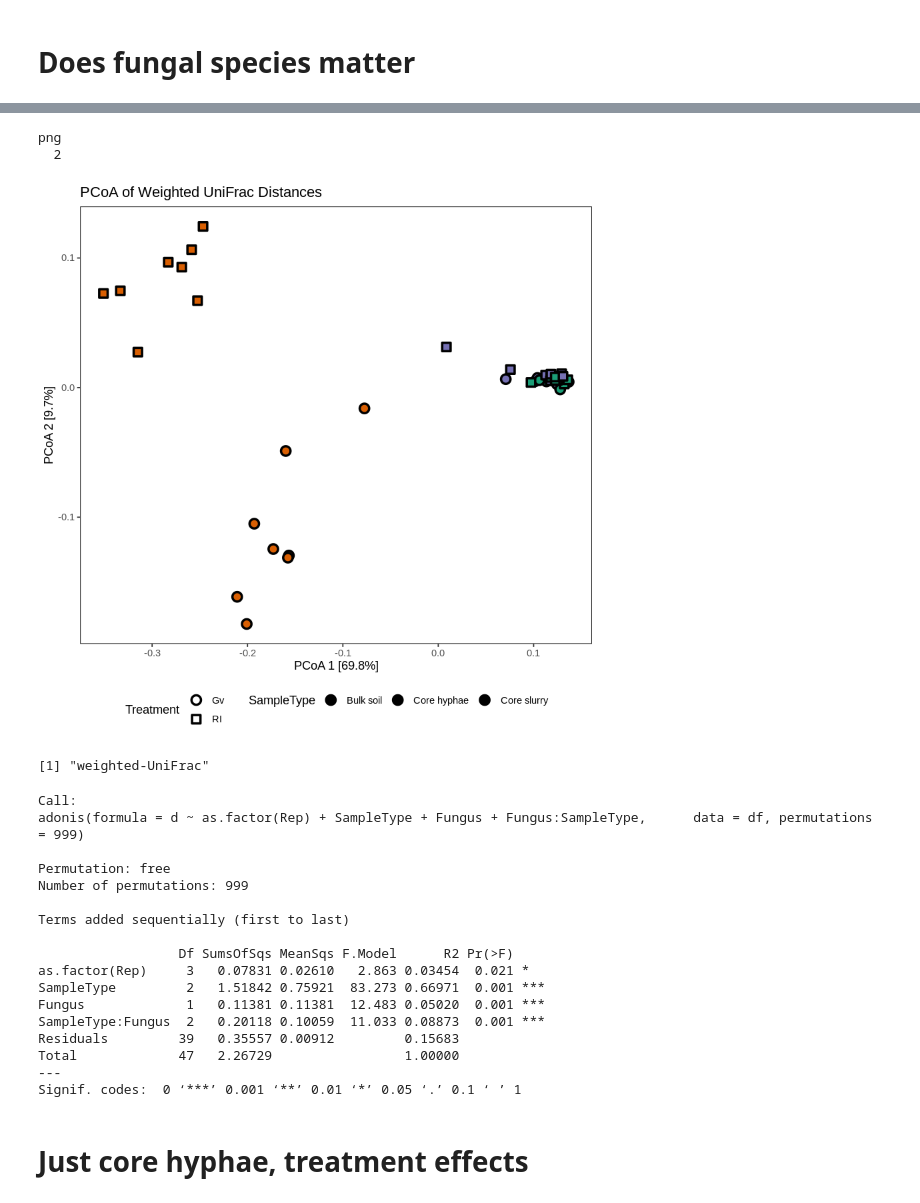
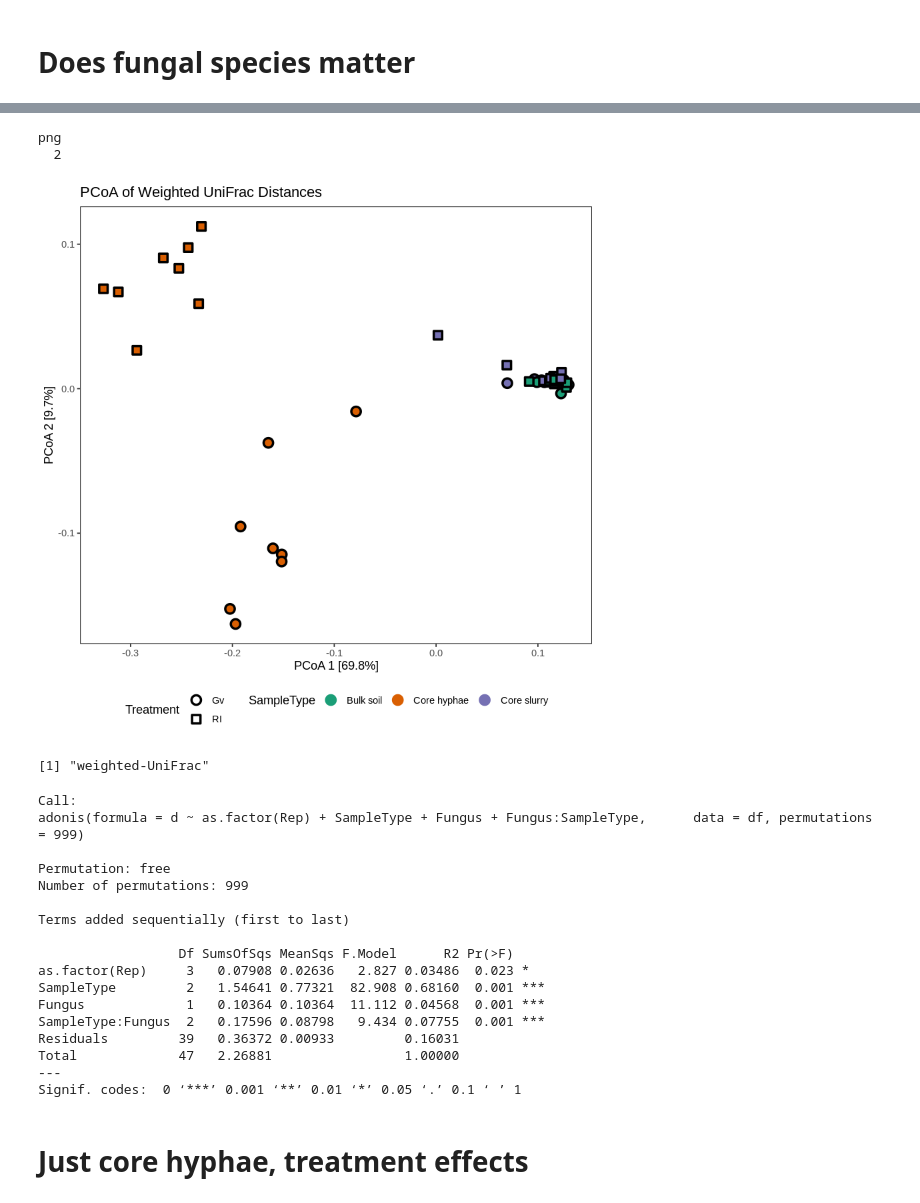
Before and after one commit to bdemmett/Hyphosphere, a Jupyter notebook: notebooks/MiSeqRuns/7-3exp_Ordination_andHypothesisTesting.ipynb, the cells around one changed output, grey strips where cells are left out. Cells and saved outputs as stored; diff of their text form; code cells hidden in the pictures.

```diff
--- a/notebooks/MiSeqRuns/7-3exp_Ordination_andHypothesisTesting.ipynb
+++ b/notebooks/MiSeqRuns/7-3exp_Ordination_andHypothesisTesting.ipynb
@@ -177,0 +180,4 @@ png
+# %%
+ps.s = ps.snorm %>% subset_samples(Experiment %in% c(1, 2) & SampleType %in% c("CS", "CH", "BS") & Fungus == "Gv" & Soil != "Sand" & Treatment == "HN")
+
+#ps.s = ps.snorm %>% subset_samples(Experiment == 1 & SampleType %in% c("CS", "CH", "BS", "RT") & Fungus == "Gv" & Soil != "Sand" & Treatment == "HN")
@@ -217,7 +302,7 @@ png
 # %% [markdown]
 # Subset to just bulk soils and hyphal soils
 # %%
-ps.b = subset_samples(ps.snorm, SampleType %in% c("BS", "BH"))
+ps.b = subset_samples(ps.snorm, SampleType %in% c("BS", "BH") & Experiment == 2 & Sample != "GVN7HP4-BH")
 # %%
 b.wunif.dist = phyloseq::distance(ps.b,
                       method = "unifrac",
@@ -301,5 +401,5 @@ ps.s = subset_samples(ps.snorm, SampleType %in% c("BS","CS","CH") & Soil == "Lan
 # %%
 ordu = ordinate(ps.s, "PCoA", "unifrac", weighted=TRUE)
-p = plot_ordination(ps.b, ordu, justDF = TRUE)
-plot_ordination(ps.snorm, ordu)
+p = plot_ordination(ps.s, ordu, justDF = TRUE)
+plot_ordination(ps.s, ordu)
 # %% [output]
@@ -313,27 +426,27 @@ scale_fill_manual(values = cs, labels = c("Bulk soil", "Core hyphae", "Core slur
 # %%
 cs = brewer.pal(3,"Dark2")
 p1 = ggplot(p, aes(x = Axis.1, y = Axis.2)) +
 geom_point(aes(shape = as.factor(Fungus), fill = SampleType),  size = 3, stroke = 1.5) +
 theme_pub() +
 scale_shape_manual(values=c(21,22), guide = guide_legend(title = "Treatment", ncol = 1))+
 scale_fill_manual(values = cs, labels = c("Bulk soil", "Core hyphae", "Core slurry"))+
 labs(x = "PCoA 1 [69.8%]", y = "PCoA 2 [9.7%]") +
 ggtitle("PCoA of Weighted UniFrac Distances")+
 
-#guides(fill=guide_legend(override.aes=list(colour= cs[c(4,6)]), ncol = 1)) +
+guides(fill=guide_legend(override.aes=list(colour= cs, ncol = 1))) +
 theme(legend.position="bottom")
 
 #color = "grey20",
 
 p1
 
 pdf(file.path(figDir,"wUnif_PCOA_CHCSxFungus.pdf"), useDingbats = FALSE, width = 6, height = 4)
 p1
 dev.off()
 # %% [output]
 png
   2
-[figure, old version]
+[figure, new version]
 # %%
 s.wunif.dist = phyloseq::distance(ps.s,
                       method = "unifrac",
@@ -344,7 +457,7 @@ s.wunif.dist = phyloseq::distance(ps.s,
 # %%
 ### set.seed(101)
 
-df = as(sample_data(ps.b), "data.frame")
+df = as(sample_data(ps.s), "data.frame")
 #df$Rep = as.factor(df$Rep)
 #df$TimePoint = as.factor(df$TimePoint)
 d = s.wunif.dist
@@ -363,12 +476,12 @@ Number of permutations: 999
 Terms added sequentially (first to last)
 
                   Df SumsOfSqs MeanSqs F.Model      R2 Pr(>F)
-as.factor(Rep)     3   0.07831 0.02610   2.863 0.03454  0.021 *
-SampleType         2   1.51842 0.75921  83.273 0.66971  0.001 ***
-Fungus             1   0.11381 0.11381  12.483 0.05020  0.001 ***
-SampleType:Fungus  2   0.20118 0.10059  11.033 0.08873  0.001 ***
-Residuals         39   0.35557 0.00912         0.15683
-Total             47   2.26729                 1.00000
+as.factor(Rep)     3   0.07908 0.02636   2.827 0.03486  0.023 *
+SampleType         2   1.54641 0.77321  82.908 0.68160  0.001 ***
+Fungus             1   0.10364 0.10364  11.112 0.04568  0.001 ***
+SampleType:Fungus  2   0.17596 0.08798   9.434 0.07755  0.001 ***
+Residuals         39   0.36372 0.00933         0.16031
+Total             47   2.26881                 1.00000
 ---
 Signif. codes:  0 ‘***’ 0.001 ‘**’ 0.01 ‘*’ 0.05 ‘.’ 0.1 ‘ ’ 1
 # %% [markdown]
```
Also changed, not shown: parts of 31 cells of this notebook, 7 other files.
